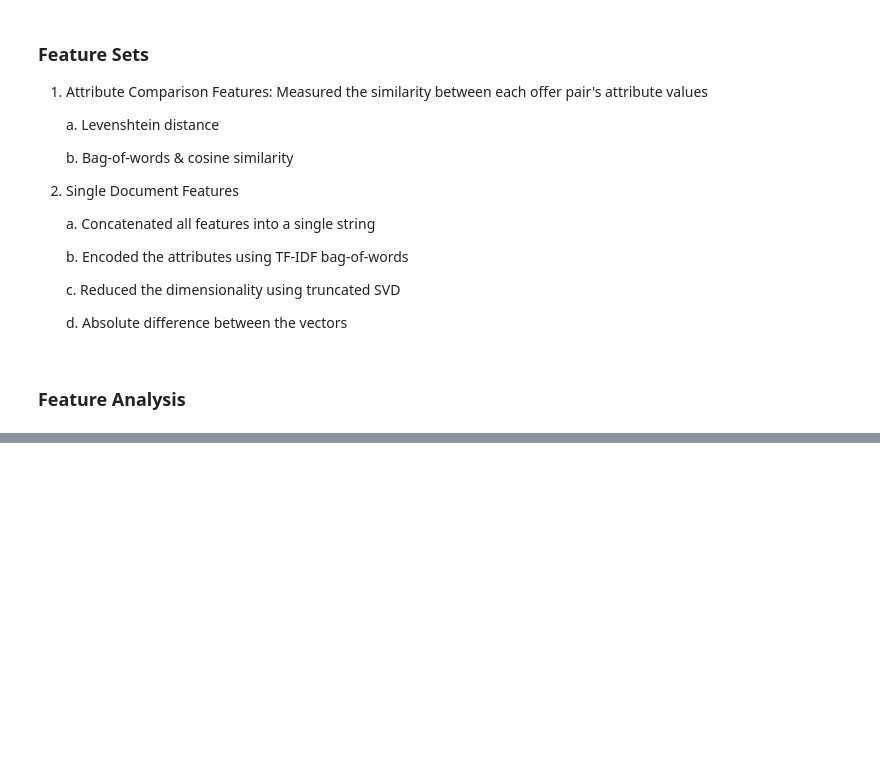
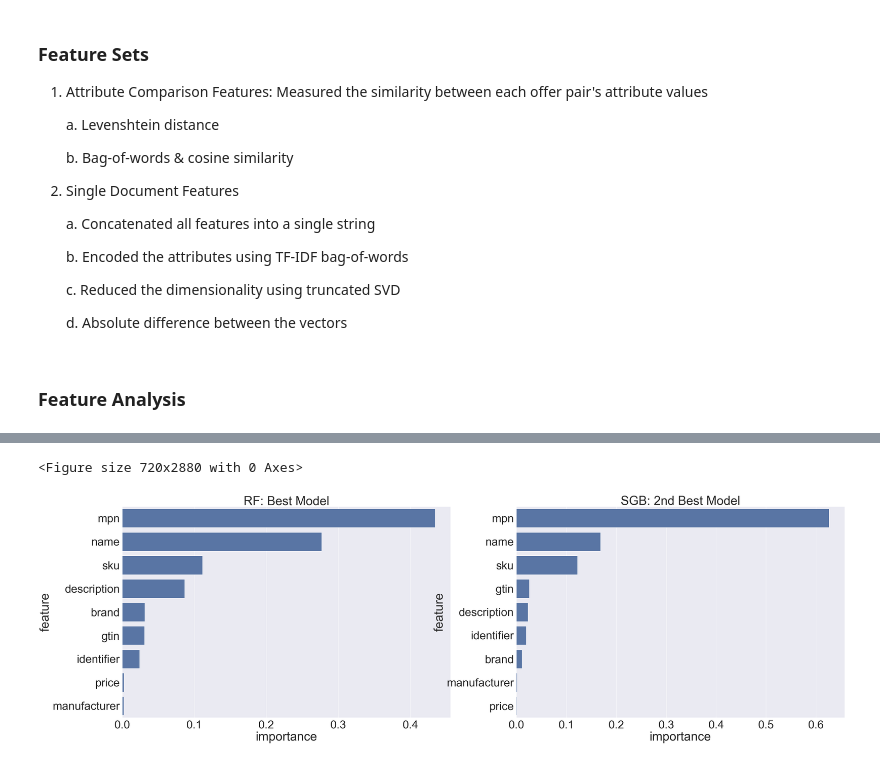
Before and after one commit to kylegilde/Entity-Matching-in-Online-Retail, a Jupyter notebook: Presentation.ipynb, the cells around one changed output, grey strips where cells are left out. Drawn from its saved outputs; the diff is of its cells as text; code cells hidden in the pictures; blank space fills up the shorter version.

```diff
--- a/Presentation.ipynb
+++ b/Presentation.ipynb
@@ -302,0 +350,39 @@ Text(0.5,1,'Variable Coefficients')
+# %%
+os.chdir(DATA_DIRECTORY + '/attribute_comparison_features-9')
+
+acf9_models = pickle.load(open('sklearn_models.pkl', 'rb'))
+# %%
+# get variable importance
+rf_acf9 = acf9_models[2].best_estimator_
+input_feature_order = ['brand', 'manufacturer', 'gtin', 'mpn', 'sku', 'identifier', 'name', 'price', 'description']
+
+var_imp_rf = pd.DataFrame({'feature': input_feature_order,
+                           'importance': rf_acf9.feature_importances_})\
+    .set_index('feature').sort_values('importance', ascending=False)
+
+sgb_acf9 = acf9_models[3].best_estimator_
+var_imp_sgb = pd.DataFrame({'feature': input_feature_order,
+                           'importance': sgb_acf9.feature_importances_})\
+    .set_index('feature').sort_values('importance', ascending=False)
+# %%
+# plot variable importance
+plt.figure(figsize=(10, 40))
+sns.set(font_scale=4)
+
+fig, axes = plt.subplots(nrows=1, ncols=2, figsize=(50, 15))
+
+sns.barplot(x=var_imp_rf.importance,
+           y=var_imp_rf.index,
+           color='b',
+           ax=axes[0])\
+            .set_title('RF: Best Model')
+
+sns.barplot(x=var_imp_sgb.importance,
+           y=var_imp_sgb.index,
+           color='b',
+           ax=axes[1])
+
+t2 = axes[1].set_title('SGB: 2nd Best Model')
+# %% [output]
+<Figure size 720x2880 with 0 Axes>
+[figure, added]
```
Also changed, not shown: parts of 20 cells of this notebook, 4 other files.
